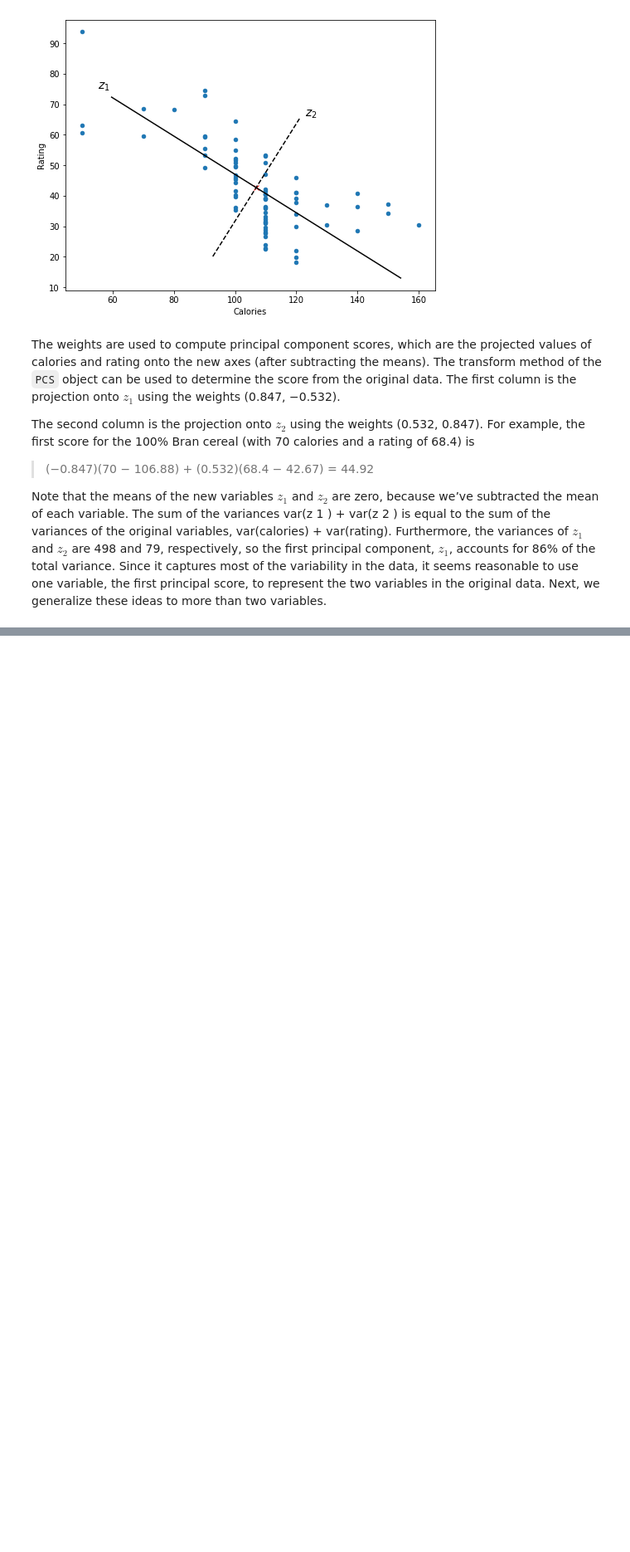
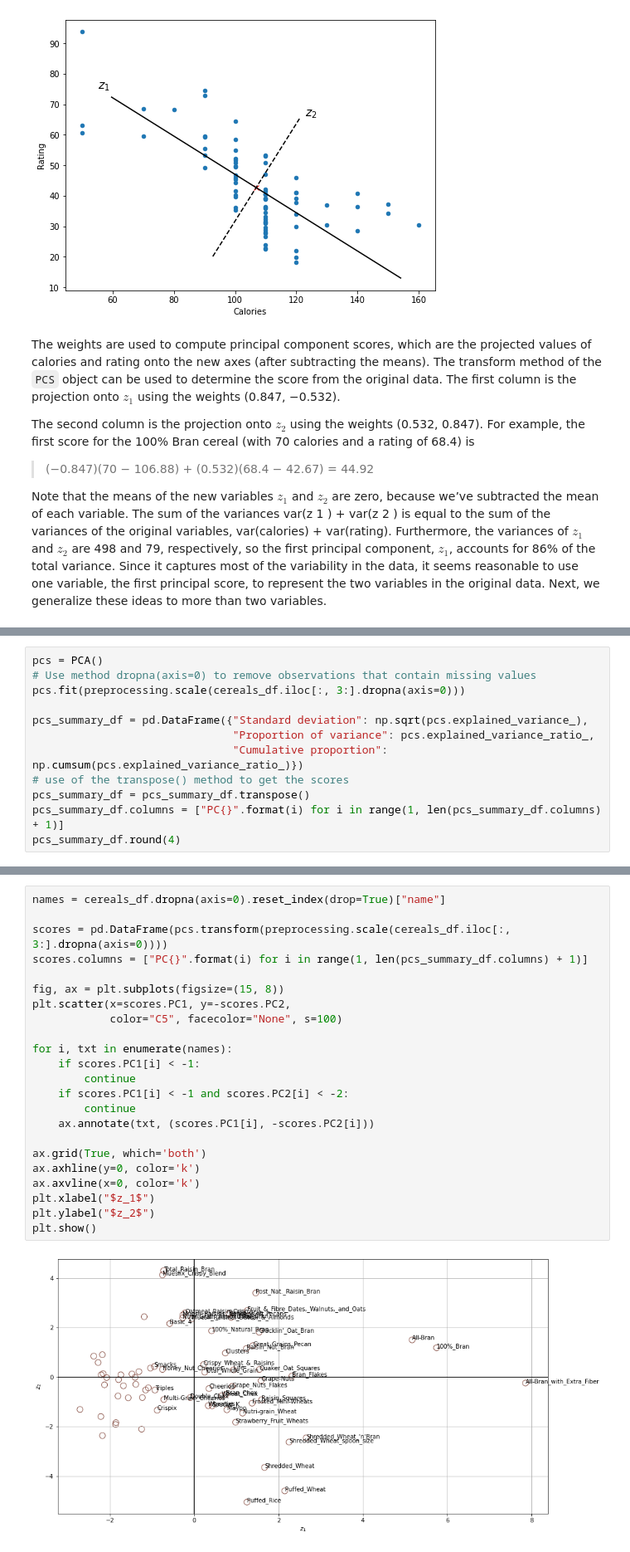
Before and after one commit to jeantardelli/data-mining-for-business-analytics, a Jupyter notebook: analysis/dimension-reduction.ipynb, the cells around one changed output, grey strips where cells are left out. Shown: that part at 83% size. Saved outputs shown, nothing was run; the diff lists cells and outputs as text; blank space fills up the shorter version.

```diff
--- a/analysis/dimension-reduction.ipynb
+++ b/analysis/dimension-reduction.ipynb
@@ -435,0 +498,12 @@ Note that the means of the new variables $z_1$ and $z_2$ are zero, because we’
+# %%
+pcs = PCA()
+# Use method dropna(axis=0) to remove observations that contain missing values
+pcs.fit(preprocessing.scale(cereals_df.iloc[:, 3:].dropna(axis=0)))
+
+pcs_summary_df = pd.DataFrame({"Standard deviation": np.sqrt(pcs.explained_variance_),
+                               "Proportion of variance": pcs.explained_variance_ratio_,
+                               "Cumulative proportion": np.cumsum(pcs.explained_variance_ratio_)})
+# use of the transpose() method to get the scores
+pcs_summary_df = pcs_summary_df.transpose()
+pcs_summary_df.columns = ["PC{}".format(i) for i in range(1, len(pcs_summary_df.columns) + 1)]
+pcs_summary_df.round(4)
@@ -435,0 +543,25 @@ Note that the means of the new variables $z_1$ and $z_2$ are zero, because we’
+# %%
+names = cereals_df.dropna(axis=0).reset_index(drop=True)["name"]
+
+scores = pd.DataFrame(pcs.transform(preprocessing.scale(cereals_df.iloc[:, 3:].dropna(axis=0))))
+scores.columns = ["PC{}".format(i) for i in range(1, len(pcs_summary_df.columns) + 1)]
+
+fig, ax = plt.subplots(figsize=(15, 8))
+plt.scatter(x=scores.PC1, y=-scores.PC2,
+            color="C5", facecolor="None", s=100)
+
+for i, txt in enumerate(names):
+    if scores.PC1[i] < -1:
+        continue
+    if scores.PC1[i] < -1 and scores.PC2[i] < -2:
+        continue
+    ax.annotate(txt, (scores.PC1[i], -scores.PC2[i]))
+
+ax.grid(True, which='both')
+ax.axhline(y=0, color='k')
+ax.axvline(x=0, color='k')
+plt.xlabel("$z_1$")
+plt.ylabel("$z_2$")
+plt.show()
+# %% [output]
+[figure, added]
```
Also changed, not shown: parts of 8 cells of this notebook, 1 other file.
